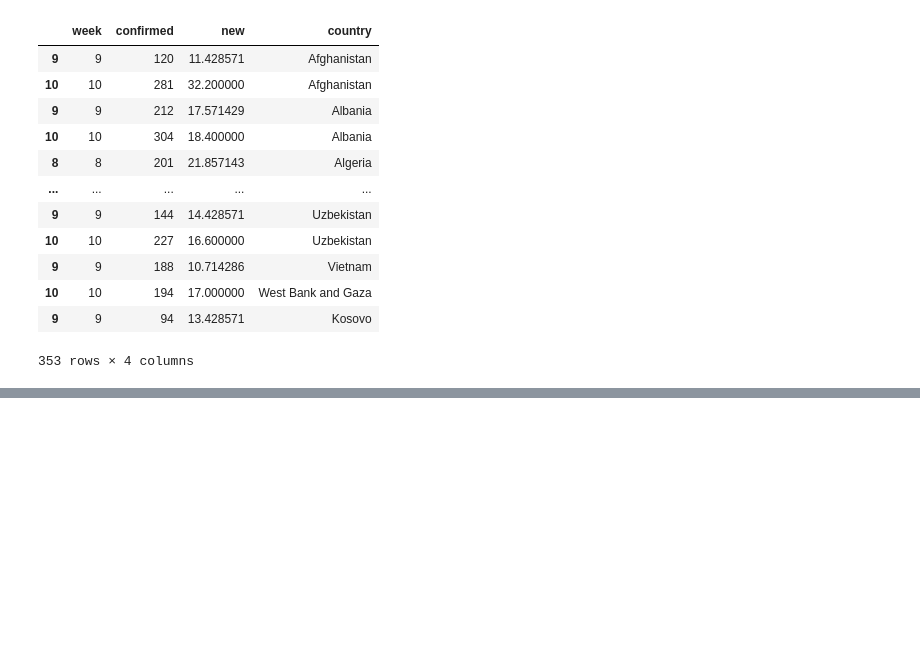
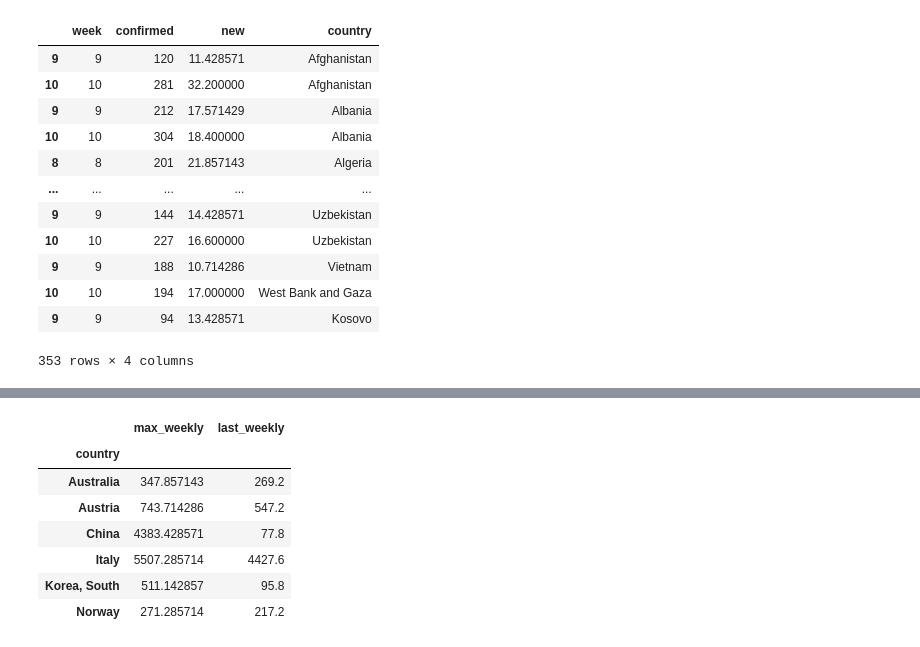
Before and after one commit to matcom/covid19-analysis, a Jupyter notebook: notebooks/who_is_winning.ipynb, the cells around one changed output, grey strips where cells are left out. Drawn from its saved outputs; the diff is of its cells as text; code cells hidden in the pictures; blank space fills up the shorter version.

```diff
--- a/notebooks/who_is_winning.ipynb
+++ b/notebooks/who_is_winning.ipynb
@@ -63,6 +63,20 @@ text = chart.mark_text(align='left').encode(
 (chart + text + dots).properties(width=600, height=600).interactive()
 # %% [output]
 [interactive output not drawn]
+# %%
+max_weekly = data.groupby('country').agg(max_weekly=('new', 'max'))
+last_weekly = data.groupby('country').agg(last_weekly=('new', 'last'))
+merge = max_weekly.join(last_weekly, how='inner')
+merge[merge['max_weekly'] > 1.2 * merge['last_weekly']]
+# %% [output]
+|  | max_weekly | last_weekly |
+| country |  |  |
+| Australia | 347.857143 | 269.2 |
+| Austria | 743.714286 | 547.2 |
+| China | 4383.428571 | 77.8 |
+| Italy | 5507.285714 | 4427.6 |
+| Korea, South | 511.142857 | 95.8 |
+| Norway | 271.285714 | 217.2 |
 # %%
 responses = pd.read_csv("../data/responses.tsv", sep="\t").fillna("")
 responses['Date'] = pd.to_datetime(responses['Date'], format="%d/%m/%Y", errors='coerce')
```
Also changed, not shown: 1 other file.
